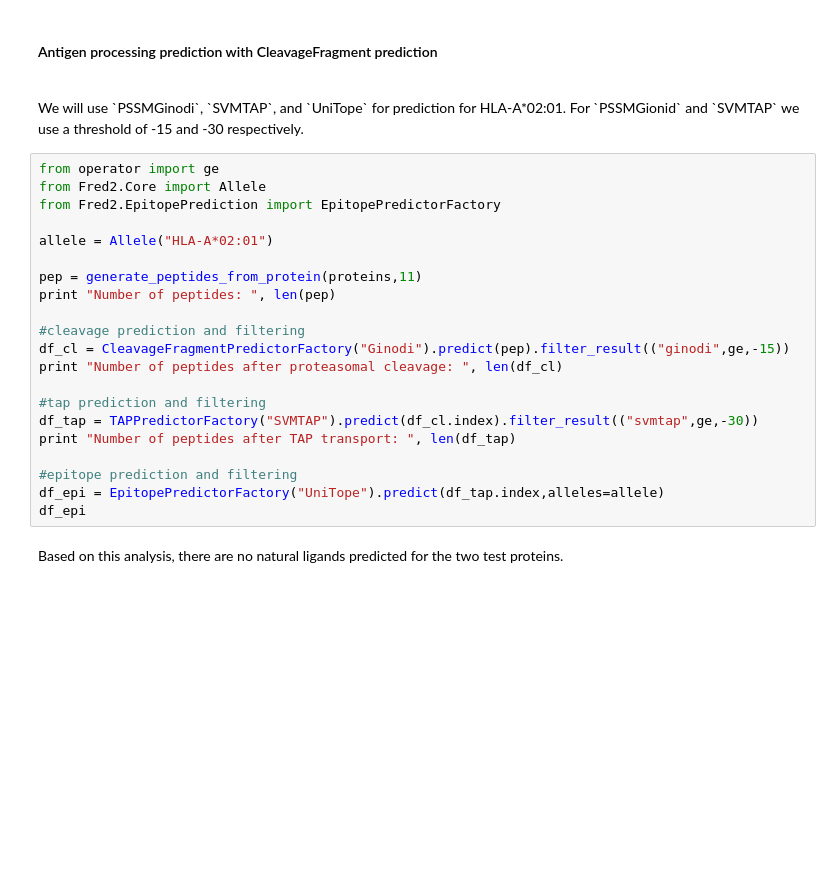
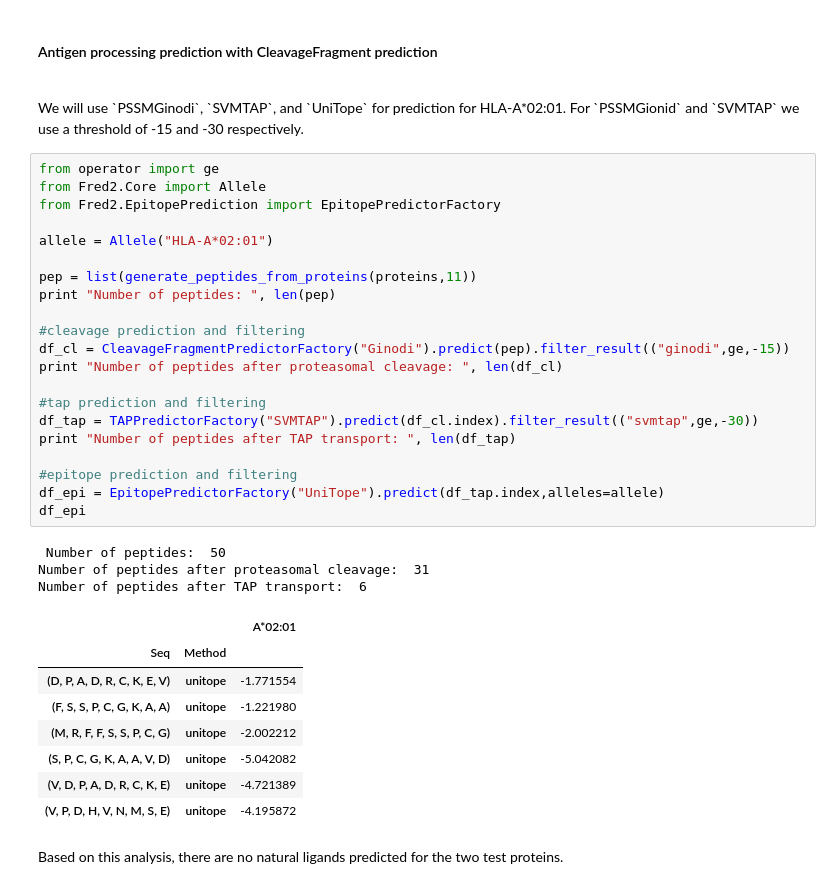
Before and after one commit to FRED-2/Fred2, a Jupyter notebook: Fred2/tutorials/CleavageAndTAPPrediction.ipynb, the cells around one changed output. Drawn from its saved outputs; the diff is of its cells as text; blank space fills up the shorter version.

```diff
--- a/Fred2/tutorials/CleavageAndTAPPrediction.ipynb
+++ b/Fred2/tutorials/CleavageAndTAPPrediction.ipynb
@@ -116,24 +200,36 @@ We will use `PSSMGinodi`, `SVMTAP`, and `UniTope` for prediction for HLA-A*02:01
 # %%
 from operator import ge
 from Fred2.Core import Allele
 from Fred2.EpitopePrediction import EpitopePredictorFactory
 
 allele = Allele("HLA-A*02:01")
 
-pep = generate_peptides_from_protein(proteins,11)
+pep = list(generate_peptides_from_proteins(proteins,11))
 print "Number of peptides: ", len(pep)
 
 #cleavage prediction and filtering
 df_cl = CleavageFragmentPredictorFactory("Ginodi").predict(pep).filter_result(("ginodi",ge,-15))
 print "Number of peptides after proteasomal cleavage: ", len(df_cl)
 
 #tap prediction and filtering
 df_tap = TAPPredictorFactory("SVMTAP").predict(df_cl.index).filter_result(("svmtap",ge,-30))
 print "Number of peptides after TAP transport: ", len(df_tap)
 
 #epitope prediction and filtering
 df_epi = EpitopePredictorFactory("UniTope").predict(df_tap.index,alleles=allele)
 df_epi
+# %% [output]
+ Number of peptides:  50
+Number of peptides after proteasomal cleavage:  31
+Number of peptides after TAP transport:  6
+|  |  | A*02:01 |
+| Seq | Method |  |
+| (D, P, A, D, R, C, K, E, V) | unitope | -1.771554 |
+| (F, S, S, P, C, G, K, A, A) | unitope | -1.221980 |
+| (M, R, F, F, S, S, P, C, G) | unitope | -2.002212 |
+| (S, P, C, G, K, A, A, V, D) | unitope | -5.042082 |
+| (V, D, P, A, D, R, C, K, E) | unitope | -4.721389 |
+| (V, P, D, H, V, N, M, S, E) | unitope | -4.195872 |
 # %% [markdown]
 Based on this analysis, there are no natural ligands predicted for the two test proteins.
 # %% [markdown]
```
Also changed, not shown: parts of 15 cells of this notebook, 4 other files.
